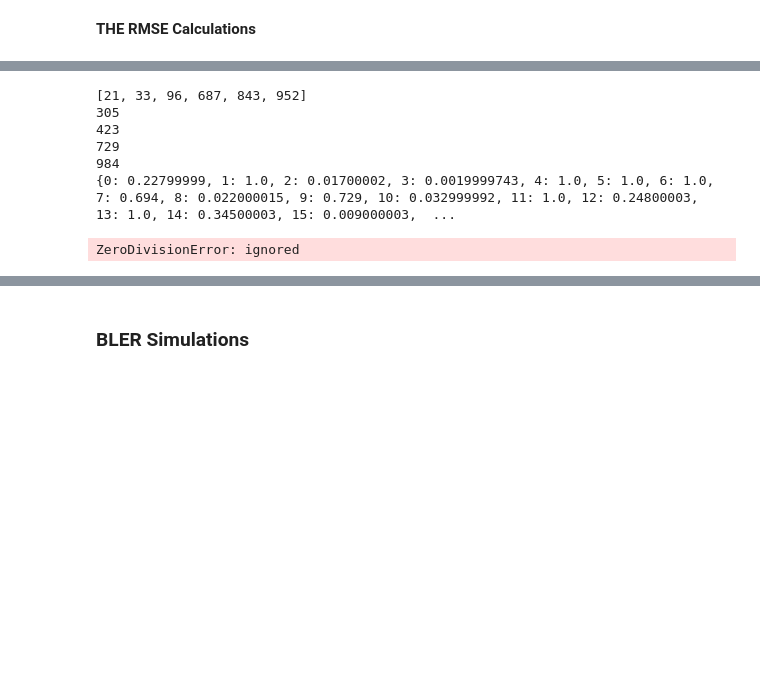
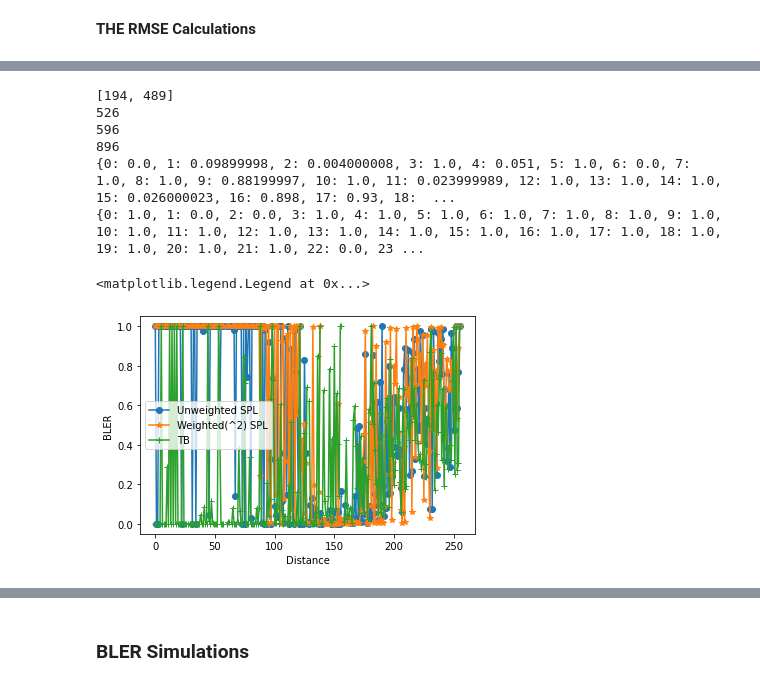
Before and after one commit to neelabhro/Deep-Learning-based-Wireless-Communications, a Jupyter notebook: SPL_uw|SPL_w|TB.ipynb, the cells around one changed output, grey strips where cells are left out. Saved outputs shown, nothing was run; the diff lists cells and outputs as text; code cells hidden in the pictures; blank space fills up the shorter version.

Commit message:
BLER Evaluation Chain completed

```diff
--- a/SPL_uw|SPL_w|TB.ipynb
+++ b/SPL_uw|SPL_w|TB.ipynb
@@ -1318,42 +1318,56 @@ nan
 # %%
 print([x for x in s_ind[0]])
 
 for i in range(len(s_ind[253])):
   print(s_ind[253][i])
 
 bler_uw = {}
 bler_w = {}
 bler_Tb = {}
 bler_final_uw = {}
 bler_final_w = {}
 bler_final_Tb = {}
-
+bler_final_uw_val = []
+bler_final_w_val = []
+bler_final_Tb_val = []
 
 for j in range(batch_size):
     bler_uw[j] = ae.end2end_bler(len(tr), np.tile(tr_noise_std[j], (batch_size, 1, 1)), tr[j]*np.ones(batch_size))
-    #bler_w[j] = ae_Weighted.end2end_bler(len(tr), np.tile(tr_noise_std[j], (batch_size, 1, 1)), tr[j]*np.ones(batch_size))
-    #bler_Tb[j] = ae_Tb.end2end_bler(len(tr), np.tile(tr_noise_std[j], (batch_size, 1, 1)), tr[j]*np.ones(batch_size))
-  #for k in range(len(s_ind[j])):
-    #bler_uw[j] = ae.end2end_bler(len(tr), np.tile([tr_noise_std[s_ind[j][k]]] , (1000, 1, 1)), [tr[s_ind[j][k]]*np.ones(batch_size)])
-  #bler_uw[j] = bler_uw[j]/np.len(s_ind[j])
-  #bler_uw[6] = ae.end2end_bler(len(tr), np.tile([tr_noise_std[6] for x in s_ind[j]] , (1000, 1, 1)), [tr[6]*np.ones(batch_size) for x in s_ind[j]])
+    bler_w[j] = ae_Weighted.end2end_bler(len(tr), np.tile(tr_noise_std[j], (batch_size, 1, 1)), tr[j]*np.ones(batch_size))
+    bler_Tb[j] = ae_Tb.end2end_bler(len(tr), np.tile(tr_noise_std[j], (batch_size, 1, 1)), tr[j]*np.ones(batch_size))
 print(bler_uw)
 
 for j in range(M):
-  bler_final_uw[j] = ((sum(bler_uw[s_ind[j][i]] for i in range(len(s_ind[j]))))/len(s_ind[j]))
-  #bler_final_w[j] = ((sum(bler_w[s_ind[j][i]] for i in range(len(s_ind[j]))))/len(s_ind[j]))
-  #bler_final_Tb[j] = ((sum(bler_Tb[s_ind[j][i]] for i in range(len(s_ind[j]))))/len(s_ind[j]))
+  bler_final_uw[j] = np.divide((sum(bler_uw[s_ind[j][i]] for i in range(len(s_ind[j])))),len(s_ind[j]))
+  bler_final_w[j] = np.divide((sum(bler_w[s_ind[j][i]] for i in range(len(s_ind[j])))),len(s_ind[j]))
+  bler_final_Tb[j] = np.divide((sum(bler_Tb[s_ind[j][i]] for i in range(len(s_ind[j])))),len(s_ind[j]))
 
 
 print(bler_final_uw)
+
+
+for i in bler_final_uw.values():
+  bler_final_uw_val.append(i)
+for i in bler_final_w.values():
+  bler_final_w_val.append(i)
+for i in bler_final_Tb.values():
+  bler_final_Tb_val.append(i)
+plt.plot(message, bler_final_uw_val, '-o');
+plt.plot(message, bler_final_w_val, '-*');
+plt.plot(message, bler_final_Tb_val, '-+');
+
+plt.xlabel('Distance')
+plt.ylabel('BLER')
+plt.legend(['Unweighted SPL', 'Weighted(^2) SPL','TB'])
 # %% [output]
-[21, 33, 96, 687, 843, 952]
-305
-423
-729
-984
-{0: 0.22799999, 1: 1.0, 2: 0.01700002, 3: 0.0019999743, 4: 1.0, 5: 1.0, 6: 1.0, 7: 0.694, 8: 0.022000015, 9: 0.729, 10: 0.032999992, 11: 1.0, 12: 0.24800003, 13: 1.0, 14: 0.34500003, 15: 0.009000003,  ...
+[194, 489]
+526
+596
+896
+{0: 0.0, 1: 0.09899998, 2: 0.004000008, 3: 1.0, 4: 0.051, 5: 1.0, 6: 0.0, 7: 1.0, 8: 1.0, 9: 0.88199997, 10: 1.0, 11: 0.023999989, 12: 1.0, 13: 1.0, 14: 1.0, 15: 0.026000023, 16: 0.898, 17: 0.93, 18:  ...
+{0: 1.0, 1: 0.0, 2: 0.0, 3: 1.0, 4: 1.0, 5: 1.0, 6: 1.0, 7: 1.0, 8: 1.0, 9: 1.0, 10: 1.0, 11: 1.0, 12: 1.0, 13: 1.0, 14: 1.0, 15: 1.0, 16: 1.0, 17: 1.0, 18: 1.0, 19: 1.0, 20: 1.0, 21: 1.0, 22: 0.0, 23 ...
-ZeroDivisionError: ignored
+<matplotlib.legend.Legend at 0x...>
+[figure, added]
 # %%
 ae.plot_constellation(const_noise_std);
 #plot_constellation_2(ae,range(0,ae.M))
```
Also changed, not shown: parts of 12 cells of this notebook.
